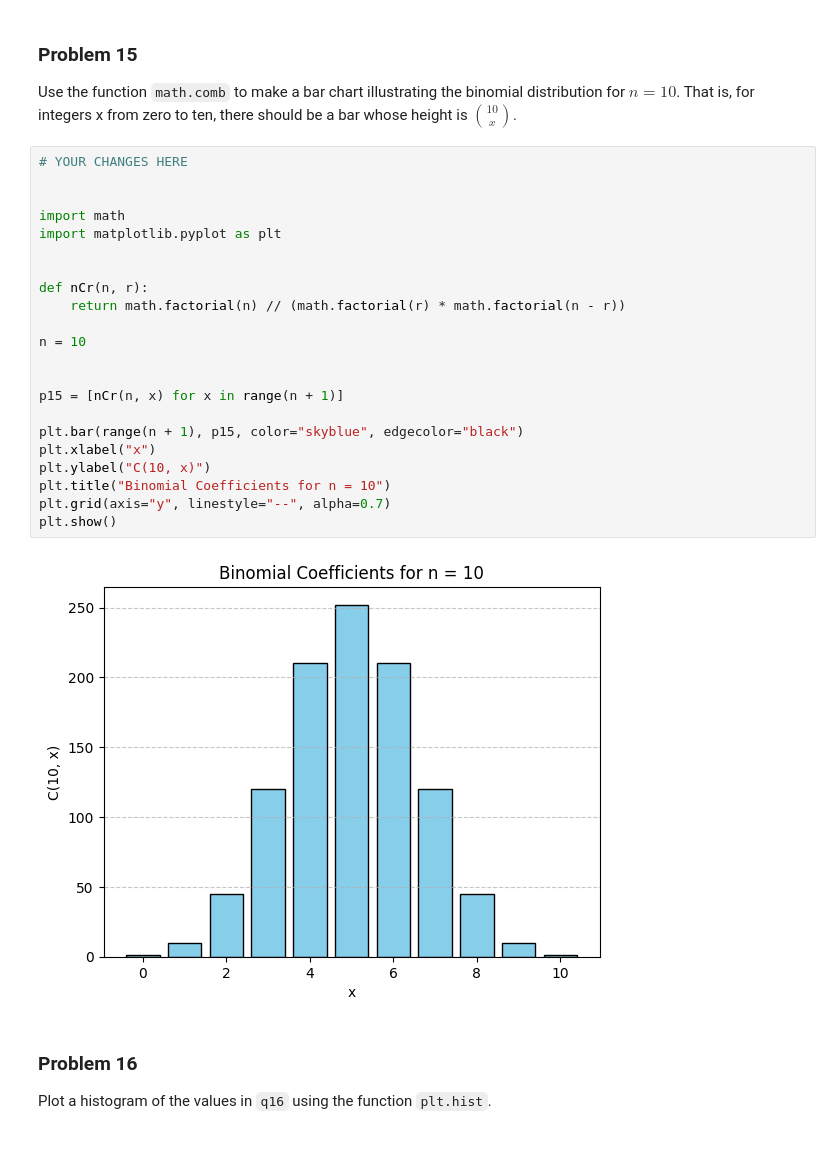
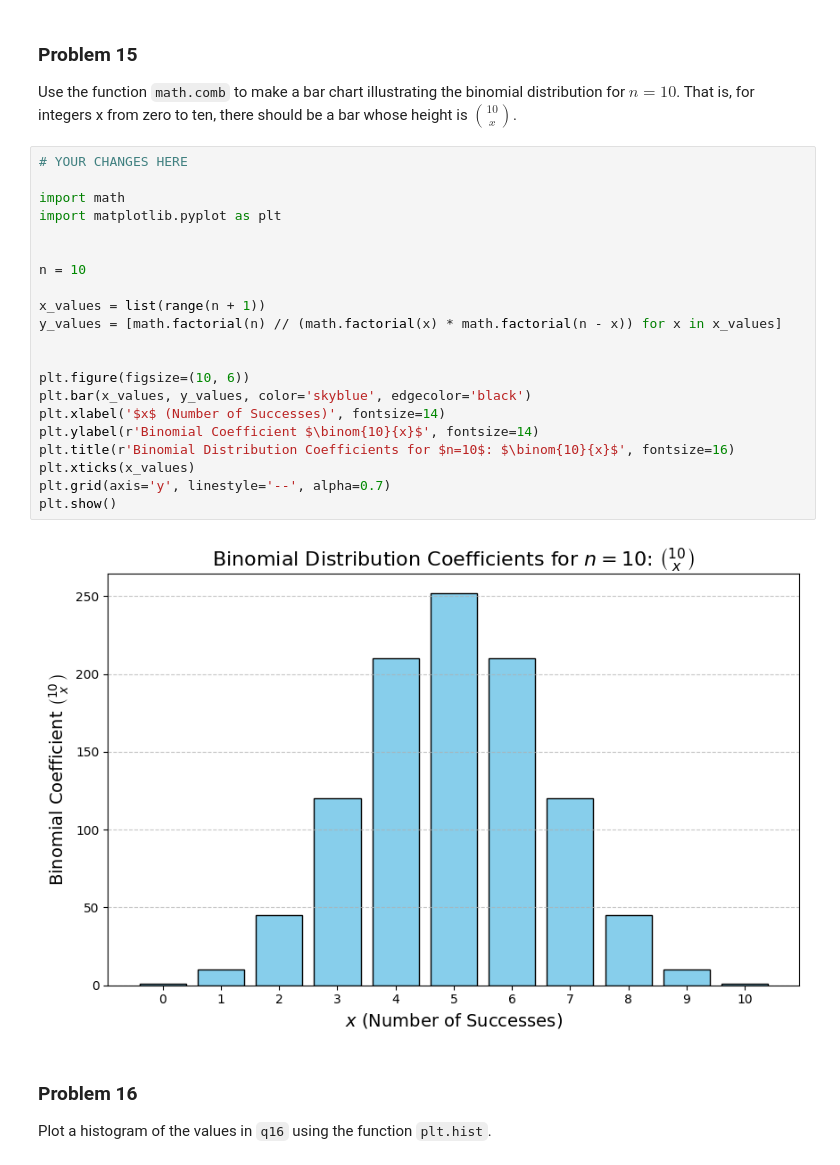
Before and after one commit to farinaz-hatami/dx602-homework-05, a Jupyter notebook: homework.ipynb, the cells around one changed output. Saved outputs shown, nothing was run; the diff lists cells and outputs as text.

```diff
--- a/homework.ipynb
+++ b/homework.ipynb
@@ -475,28 +483,27 @@ Use the function `math.comb` to make a bar chart illustrating the binomial distr
 That is, for integers x from zero to ten, there should be a bar whose height is $10 \choose x$.
 # %%
 # YOUR CHANGES HERE
-
 
 import math
 import matplotlib.pyplot as plt
 
 
-def nCr(n, r):
-    return math.factorial(n) // (math.factorial(r) * math.factorial(n - r))
-
 n = 10
 
+x_values = list(range(n + 1))
+y_values = [math.factorial(n) // (math.factorial(x) * math.factorial(n - x)) for x in x_values]
 
-p15 = [nCr(n, x) for x in range(n + 1)]
 
-plt.bar(range(n + 1), p15, color="skyblue", edgecolor="black")
-plt.xlabel("x")
-plt.ylabel("C(10, x)")
-plt.title("Binomial Coefficients for n = 10")
-plt.grid(axis="y", linestyle="--", alpha=0.7)
+plt.figure(figsize=(10, 6))
+plt.bar(x_values, y_values, color='skyblue', edgecolor='black')
+plt.xlabel('$x$ (Number of Successes)', fontsize=14)
+plt.ylabel(r'Binomial Coefficient $\binom{10}{x}$', fontsize=14)
+plt.title(r'Binomial Distribution Coefficients for $n=10$: $\binom{10}{x}$', fontsize=16)
+plt.xticks(x_values)
+plt.grid(axis='y', linestyle='--', alpha=0.7)
 plt.show()
 # %% [output]
-[figure, old version]
+[figure, new version]
 # %% [markdown]
 ### Problem 16
 
```
Also changed, not shown: parts of 18 cells of this notebook.
